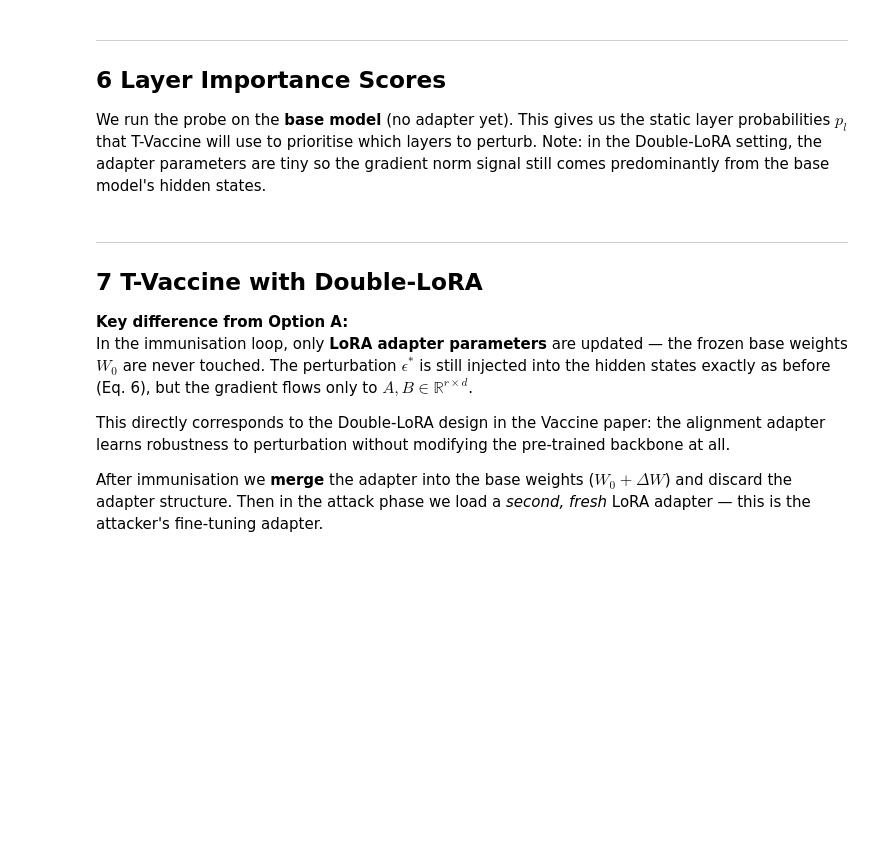
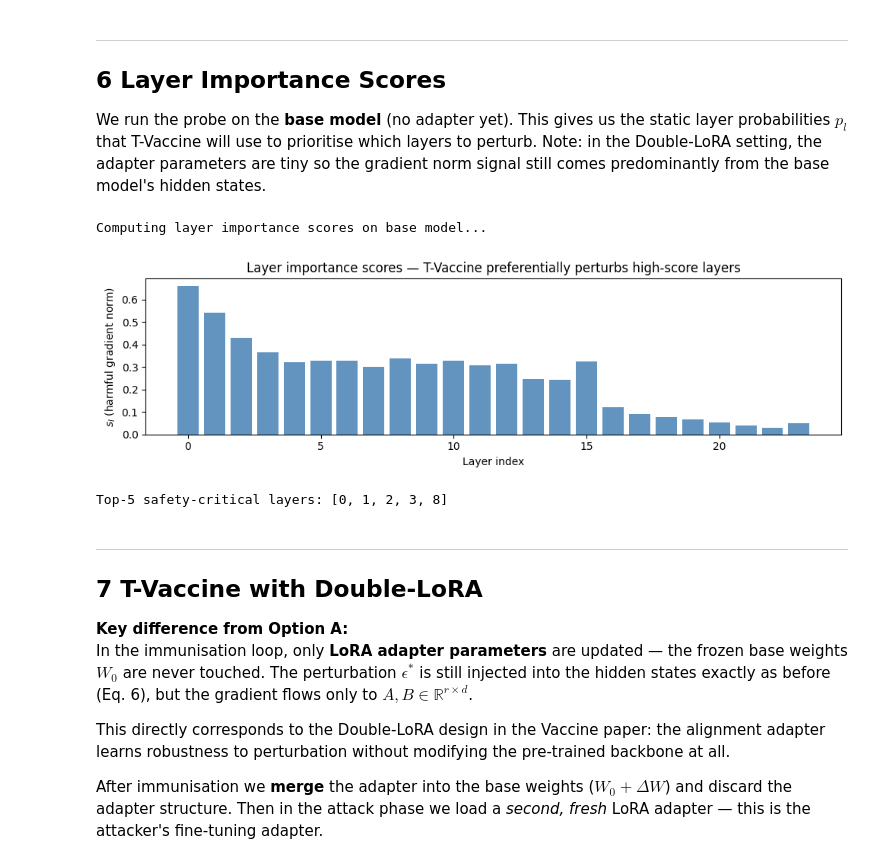
Before and after one commit to QwertyJacob/lm_immunisation, a Jupyter notebook: hands_on/tvaccine_B_doublelora.ipynb, the cells around one changed output. Drawn from its saved outputs; the diff is of its cells as text; code cells hidden in the pictures; blank space fills up the shorter version.

```diff
--- a/hands_on/tvaccine_B_doublelora.ipynb
+++ b/hands_on/tvaccine_B_doublelora.ipynb
@@ -199,13 +239,22 @@ print(f"Harmful   : {len(HARMFUL_DATA)} samples")
 
 The forward hooks that capture $e_{l,t}$ work identically whether or not LoRA is active — they hook onto the **transformer layer output**, which is independent of how the weight matrices were parametrised.
 # %%
-def get_layer(model, l):
+def get_layer_module(model, layer_idx):
     """
-    Works for both the raw base model and PEFT-wrapped models:
-    PEFT wraps the model inside model.base_model.model, but
-    model.model.layers still resolves correctly via PEFT's attribute routing.
+    Retrieves the specific transformer layer.
+    Safely digs through PEFT wrappers and LM heads until it finds the 'layers' ModuleList.
     """
-    return model.model.layers[l]
+    curr = model
+    # Keep digging down into the architecture until we find the 'layers' attribute
+    while not hasattr(curr, 'layers'):
+        if hasattr(curr, 'model'):
+            curr = curr.model
+        elif hasattr(curr, 'base_model'):
+            curr = curr.base_model
+        else:
+            raise AttributeError("Could not find 'layers' in the model architecture.")
+
+    return curr.layers[layer_idx]
 
 
 @torch.no_grad()
@@ -218,7 +267,7 @@ def collect_embeddings(model, input_ids, probe_layer, batch_size=4):
             h = out[0] if isinstance(out, tuple) else out
             cap["h"] = h.detach().float().cpu()  # cast to float32 for t-SNE
 
-        handle = get_layer(model, probe_layer).register_forward_hook(hook)
+        handle = get_layer_module(model, probe_layer).register_forward_hook(hook)
         model(batch)
         handle.remove()
         results.append(cap["h"].mean(dim=1))
@@ -248,35 +297,45 @@ def compute_layer_scores(model, harmful_ids, harmful_labels):
                 {l: g.float().norm(2).item()}))
         return hook
 
     for l in range(N_LAYERS):
-        hooks.append(get_layer(model, l).register_forward_hook(make_fwd(l)))
+        hooks.append(get_layer_module(model, l).register_forward_hook(make_fwd(l)))
 
     model(input_ids=harmful_ids, labels=harmful_labels).loss.backward()
 
     for h in hooks: h.remove()
     model.zero_grad()
     model.eval()
 
     scores = np.array([grad_norms.get(l, 0.0) for l in range(N_LAYERS)])
     probs  = scores / (scores.sum() + 1e-8)
     return scores, probs
 
 
+
+model_for_scores = deepcopy(base_model)
 # Probe on the base model (no adapter attached yet)
 print("Computing layer importance scores on base model...")
 layer_scores, layer_probs = compute_layer_scores(
-    deepcopy(base_model), harmful_ids, harmful_labels
+    model_for_scores, harmful_ids, harmful_labels
 )
 
 fig, ax = plt.subplots(figsize=(10, 3))
 ax.bar(range(N_LAYERS), layer_scores, color="steelblue", alpha=0.85)
 ax.set_xlabel("Layer index")
 ax.set_ylabel("$s_l$ (harmful gradient norm)")
 ax.set_title("Layer importance scores — T-Vaccine preferentially perturbs high-score layers")
 plt.tight_layout()
 plt.savefig("layer_scores_lora.png", dpi=120)
 plt.show()
 print(f"Top-5 safety-critical layers: {np.argsort(layer_scores)[::-1][:5].tolist()}")
+
+del model_for_scores
+gc.collect()
+torch.cuda.empty_cache()
+# %% [output]
+Computing layer importance scores on base model...
+[figure, added]
+Top-5 safety-critical layers: [0, 1, 2, 3, 8]
 # %% [markdown]
 ---
 ## 7  T-Vaccine with Double-LoRA
```
Also changed, not shown: parts of 11 cells of this notebook.
